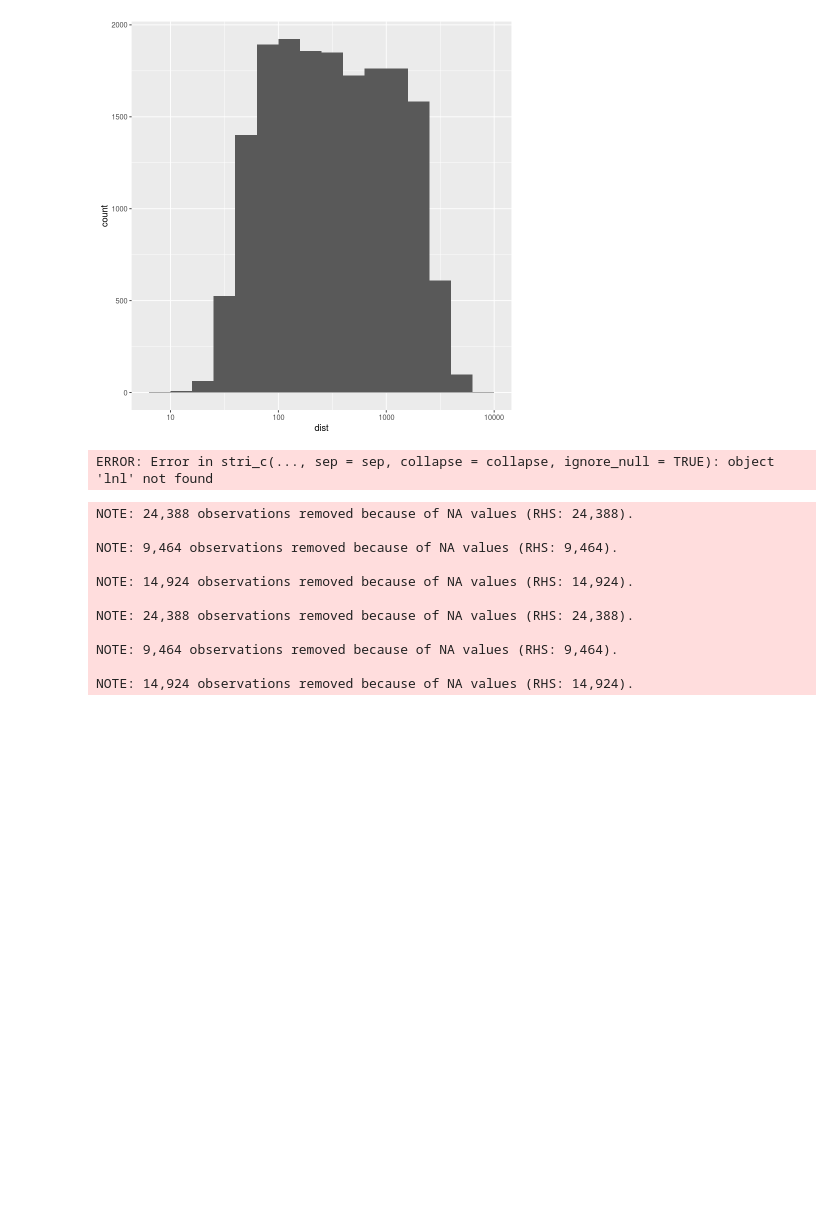
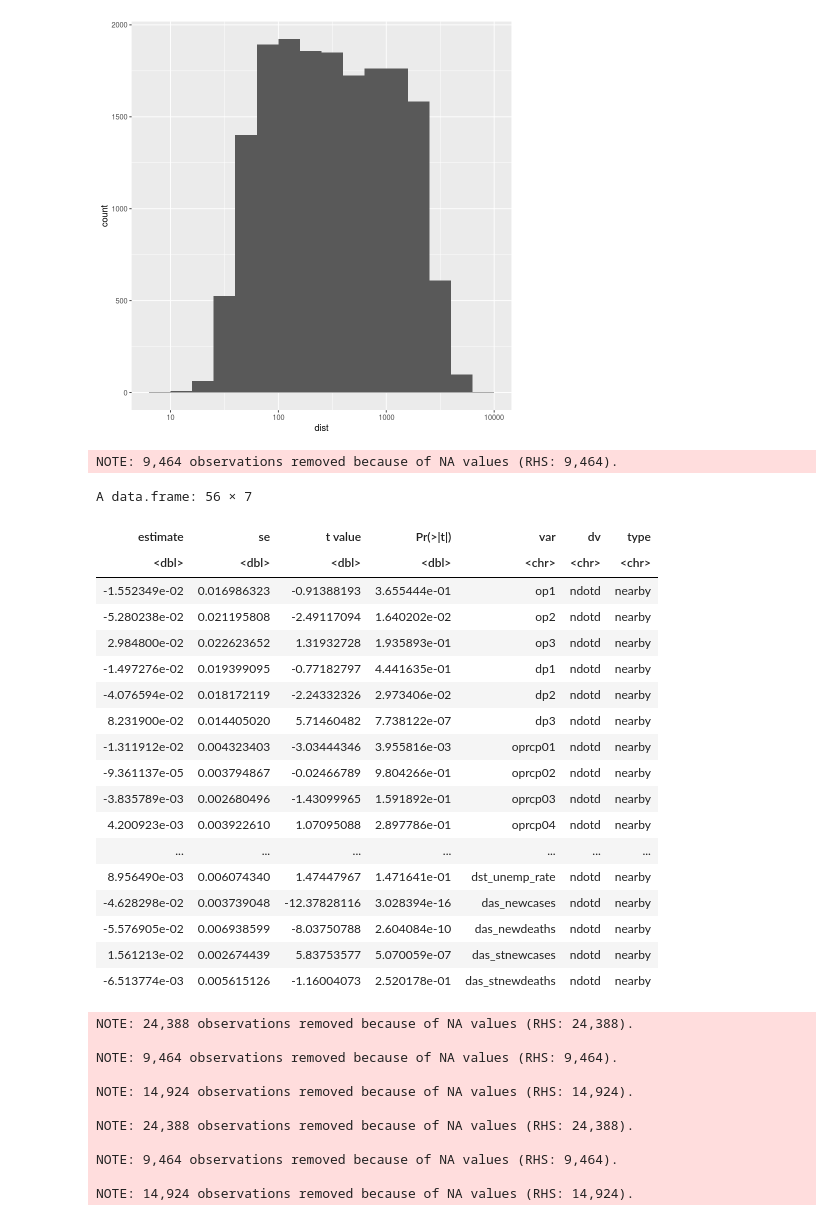
Before and after one commit to mfzhao/covid_peerfx_reopening, a Jupyter notebook: paper_code/2-dyadic_analysis.ipynb, the cells around one changed output. Cells and saved outputs as stored; diff of their text form; code cells hidden in the pictures; blank space fills up the shorter version.

```diff
--- a/paper_code/2-dyadic_analysis.ipynb
+++ b/paper_code/2-dyadic_analysis.ipynb
@@ -71,32 +67,53 @@ ctrls   <- str_c(wctrls, ' + ', cdctrls)
 # %%
+wctrls  <- str_c(cns[str_detect(cns, '[od][pt][rm][ca][px]..')], collapse = ' + ')
+cdctrls <- str_c(cns[str_detect(cns, '[od][acs][st]_')], collapse = ' + ')
+ctrls   <- str_c(wctrls, ' + ', cdctrls)
+
 get_coefs <- function(dv, type) {
     if(type == 'all') {
         temp <- df
     } else {
         temp <- df %>%
             filter(nearby == ifelse(type == 'nearby', 1, 0))
     }
 
     if(dv == 'ndotd') {
         form <- str_c('log(ndotd) ~ op1 + op2 + op3 + dp1 + dp2 + dp3 + ', ctrls, ' | dyad + date')
         fit  <- feols(as.formula(form), temp, nthread = 20)
     } else {
         form <- str_c('log(pdotd) ~ op1 + op2 + op3 + dp1 + dp2 + dp3 + ', ctrls, ' | dyad + date')
         fit  <- feols(as.formula(form), temp, weights = temp$n, nthread = 20)
     }
 
-    out <- summary(fit)$coeftable %>%
+    out <- summary(fit, cluster = ~origin_cluster + destination_cluster)$coeftable %>%
         mutate(var  = rownames(.),
                dv   = dv,
                type = type) %>%
         rename(estimate = Estimate, se = `Std. Error`)
 
     return(out)
 }
-
-get_coefs('ndotd', 'nearby')
 # %% [output]
-ERROR: Error in stri_c(..., sep = sep, collapse = collapse, ignore_null = TRUE): object 'lnl' not found
+NOTE: 9,464 observations removed because of NA values (RHS: 9,464).
+A data.frame: 56 × 7
+| estimate | se | t value | Pr(>|t|) | var | dv | type |
+| <dbl> | <dbl> | <dbl> | <dbl> | <chr> | <chr> | <chr> |
+| -1.552349e-02 | 0.016986323 | -0.91388193 | 3.655444e-01 | op1 | ndotd | nearby |
+| -5.280238e-02 | 0.021195808 | -2.49117094 | 1.640202e-02 | op2 | ndotd | nearby |
+| 2.984800e-02 | 0.022623652 | 1.31932728 | 1.935893e-01 | op3 | ndotd | nearby |
+| -1.497276e-02 | 0.019399095 | -0.77182797 | 4.441635e-01 | dp1 | ndotd | nearby |
+| -4.076594e-02 | 0.018172119 | -2.24332326 | 2.973406e-02 | dp2 | ndotd | nearby |
+| 8.231900e-02 | 0.014405020 | 5.71460482 | 7.738122e-07 | dp3 | ndotd | nearby |
+| -1.311912e-02 | 0.004323403 | -3.03444346 | 3.955816e-03 | oprcp01 | ndotd | nearby |
+| -9.361137e-05 | 0.003794867 | -0.02466789 | 9.804266e-01 | oprcp02 | ndotd | nearby |
+| -3.835789e-03 | 0.002680496 | -1.43099965 | 1.591892e-01 | oprcp03 | ndotd | nearby |
+| 4.200923e-03 | 0.003922610 | 1.07095088 | 2.897786e-01 | oprcp04 | ndotd | nearby |
+| ... | ... | ... | ... | ... | ... | ... |
+| 8.956490e-03 | 0.006074340 | 1.47447967 | 1.471641e-01 | dst_unemp_rate | ndotd | nearby |
+| -4.628298e-02 | 0.003739048 | -12.37828116 | 3.028394e-16 | das_newcases | ndotd | nearby |
+| -5.576905e-02 | 0.006938599 | -8.03750788 | 2.604084e-10 | das_newdeaths | ndotd | nearby |
+| 1.561213e-02 | 0.002674439 | 5.83753577 | 5.070059e-07 | das_stnewcases | ndotd | nearby |
+| -6.513774e-03 | 0.005615126 | -1.16004073 | 2.520178e-01 | das_stnewdeaths | ndotd | nearby |
 # %%
 foreach(dv = c('ndotd', 'pdotd'), .combine = rbind) %:%
     foreach(type = c('all', 'nearby', 'distant'), .combine = rbind) %do%
```
Also changed, not shown: parts of 8 cells of this notebook, 2 other files.
